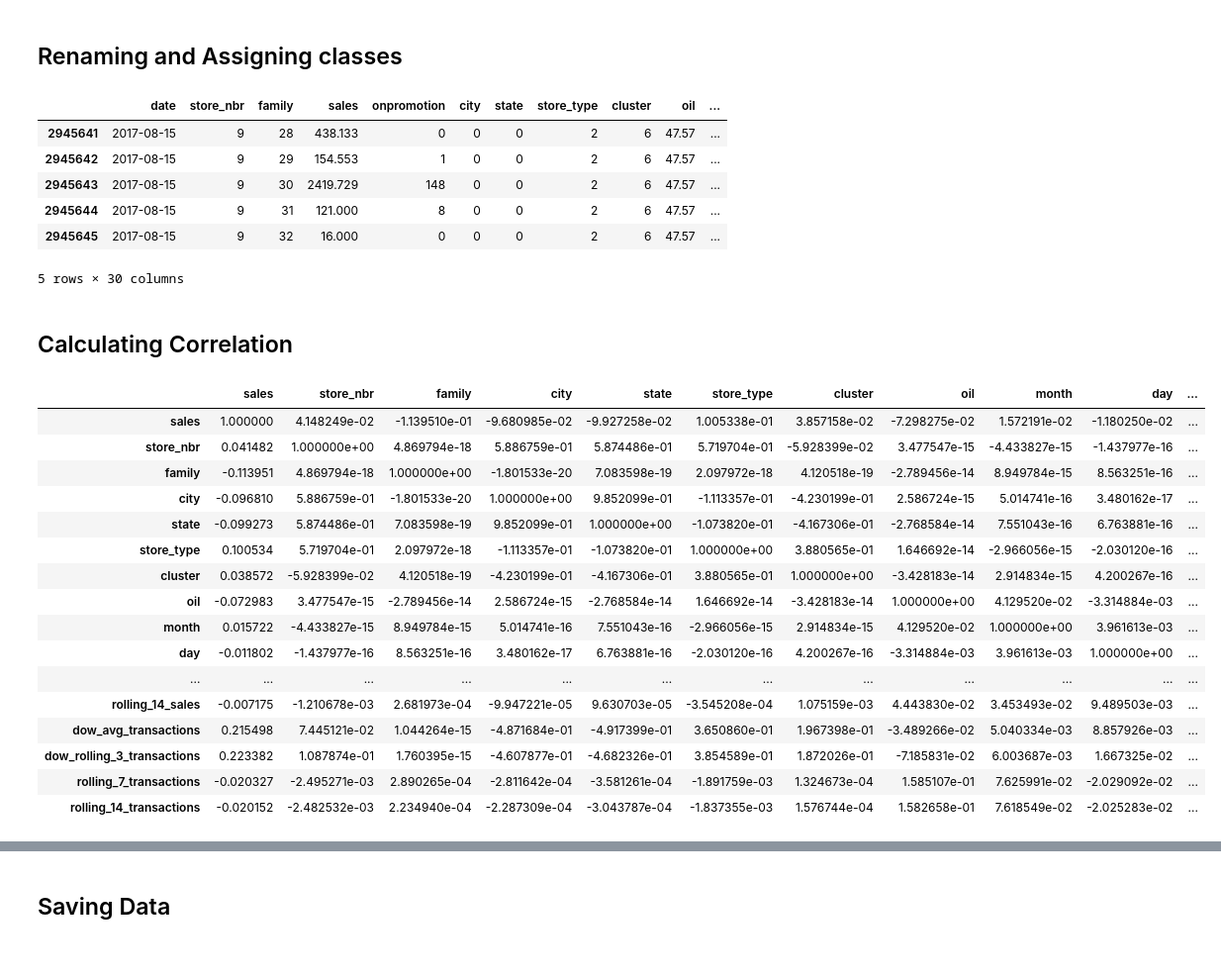
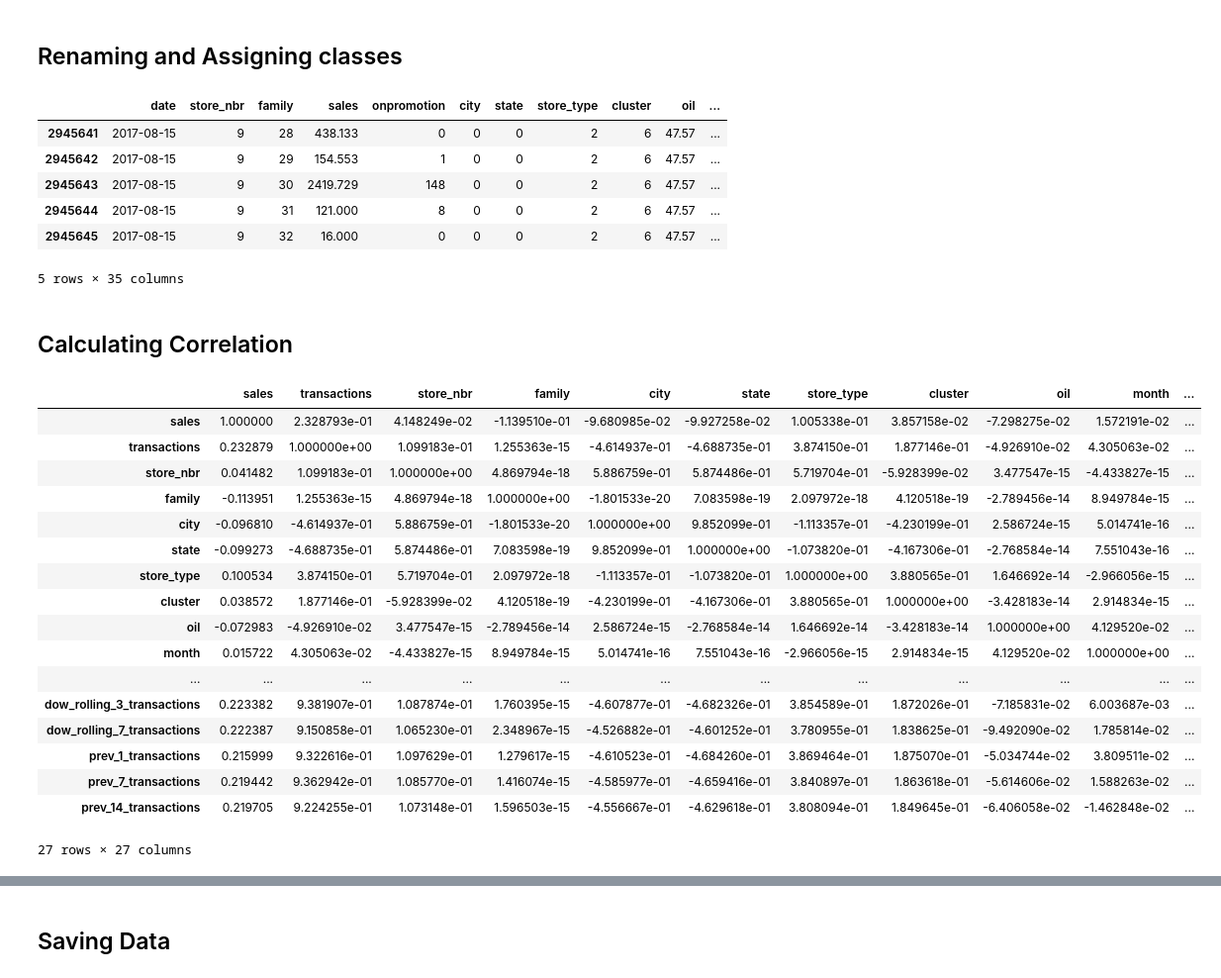
Before and after one commit to Crashprn/KaggleComps, a Jupyter notebook: Store_Sales/data_preprocessing.ipynb, the cells around one changed output, grey strips where cells are left out. Shown at 99% size. Cells and saved outputs as stored; diff of their text form; code cells hidden in the pictures.

```diff
--- a/Store_Sales/data_preprocessing.ipynb
+++ b/Store_Sales/data_preprocessing.ipynb
@@ -8,13 +13,3 @@ import os
-# %%
-def grouped_apply_agg(df, group, cols, names, functions):
-
-    grouped = df.sort_values('date').groupby(group, sort=False)
-
-    for col in cols:
-        for name, function in zip(names, functions):
-            df[name + "_" + col] = grouped[col].apply(function).reset_index(level=[0,1,2], drop=True)
-
-    return df
 # %% [markdown]
 ## Importing data
 # %%
@@ -68,9 +63,10 @@ db = db[db['date'] >= '2013-02-01']
 
 group = ['family', 'day_of_week', 'store_nbr']
 cols = ['sales', 'transactions']
-names = ['dow_avg', 'dow_rolling_3', 'dow_rolling_7']
+names = ['dow_avg', 'dow_rolling_1', 'dow_rolling_3', 'dow_rolling_7']
 agg_funcs = [
     lambda x: x.expanding().mean().shift(1).fillna(0),
+    lambda x: x.rolling(window=1).mean().shift(1).fillna(0),
     lambda x: x.rolling(window=3).mean().shift(1).fillna(0),
     lambda x: x.rolling(window=7).mean().shift(1).fillna(0),
 ]
@@ -86,10 +82,11 @@ db = db.merge(dow_aves_db, on=['date','store_nbr', 'family'], how='left')
 
 group = ['family', 'store_nbr']
 cols = ['sales', 'transactions']
-names = ['rolling_7', 'rolling_14']
+names = ['prev_1', 'prev_7', 'prev_14']
 agg_funcs = [
-    lambda x: x.rolling(window=7).mean().shift(1).fillna(0),
-    lambda x: x.rolling(window=14).mean().shift(1).fillna(0),
+    lambda x: x.shift(1).fillna(0),
+    lambda x: x.shift(7).fillna(0),
+    lambda x: x.shift(14).fillna(0),
 ]
 rolling_db = grouped_apply_agg(
     db[['date', 'store_nbr', 'transactions', 'family', 'sales']].copy(),
@@ -102,7 +99,6 @@ rolling_db = grouped_apply_agg(
 db = db.merge(rolling_db, on=['date','store_nbr', 'family'], how='left')
 
 db = db.sort_index()
-db = db.drop(columns='transactions')
 # %%
 display(db.head(20))
 display(db.info())
@@ -177,57 +173,65 @@ display(db.tail())
 | 2945643 | 2017-08-15 | 9 | 30 | 2419.729 | 148 | 0 | 0 | 2 | 6 | 47.57 | ... |
 | 2945644 | 2017-08-15 | 9 | 31 | 121.000 | 8 | 0 | 0 | 2 | 6 | 47.57 | ... |
 | 2945645 | 2017-08-15 | 9 | 32 | 16.000 | 0 | 0 | 0 | 2 | 6 | 47.57 | ... |
-5 rows × 30 columns
+5 rows × 35 columns
 # %% [markdown]
 ## Calculating Correlation
 # %%
 rows = [
     'sales',
+    'transactions',
     'store_nbr',
     'family',
     'city',
     'state',
     'store_type',
     'cluster',
     'oil',
     'month',
     'day',
     'h_type_nat',
     'h_type_loc',
     'dow_avg_sales',
+    'dow_rolling_1_sales',
     'dow_rolling_3_sales',
-    'rolling_7_sales',
-    'rolling_14_sales',
+    'dow_rolling_7_sales',
+    'prev_1_sales',
+    'prev_7_sales',
+    'prev_14_sales',
     'dow_avg_transactions',
+    'dow_rolling_1_transactions',
     'dow_rolling_3_transactions',
-    'rolling_7_transactions',
-    'rolling_14_transactions'
+    'dow_rolling_7_transactions',
+    'prev_1_transactions',
+    'prev_7_transactions',
+    'prev_14_transactions',
 ]
 
 cov_db = db[rows].copy()
 for col in cov_db.columns:
     cov_db[col] = cov_db[col].astype(np.float32)
 
 cov_matrix = cov_db.corr()
 
 display(cov_matrix)
 
 del cov_db
 # %% [output]
-|  | sales | store_nbr | family | city | state | store_type | cluster | oil | month | day | ... |
-| sales | 1.000000 | 4.148249e-02 | -1.139510e-01 | -9.680985e-02 | -9.927258e-02 | 1.005338e-01 | 3.857158e-02 | -7.298275e-02 | 1.572191e-02 | -1.180250e-02 | ... |
-| store_nbr | 0.041482 | 1.000000e+00 | 4.869794e-18 | 5.886759e-01 | 5.874486e-01 | 5.719704e-01 | -5.928399e-02 | 3.477547e-15 | -4.433827e-15 | -1.437977e-16 | ... |
-| family | -0.113951 | 4.869794e-18 | 1.000000e+00 | -1.801533e-20 | 7.083598e-19 | 2.097972e-18 | 4.120518e-19 | -2.789456e-14 | 8.949784e-15 | 8.563251e-16 | ... |
-| city | -0.096810 | 5.886759e-01 | -1.801533e-20 | 1.000000e+00 | 9.852099e-01 | -1.113357e-01 | -4.230199e-01 | 2.586724e-15 | 5.014741e-16 | 3.480162e-17 | ... |
-| state | -0.099273 | 5.874486e-01 | 7.083598e-19 | 9.852099e-01 | 1.000000e+00 | -1.073820e-01 | -4.167306e-01 | -2.768584e-14 | 7.551043e-16 | 6.763881e-16 | ... |
-| store_type | 0.100534 | 5.719704e-01 | 2.097972e-18 | -1.113357e-01 | -1.073820e-01 | 1.000000e+00 | 3.880565e-01 | 1.646692e-14 | -2.966056e-15 | -2.030120e-16 | ... |
-| cluster | 0.038572 | -5.928399e-02 | 4.120518e-19 | -4.230199e-01 | -4.167306e-01 | 3.880565e-01 | 1.000000e+00 | -3.428183e-14 | 2.914834e-15 | 4.200267e-16 | ... |
-| oil | -0.072983 | 3.477547e-15 | -2.789456e-14 | 2.586724e-15 | -2.768584e-14 | 1.646692e-14 | -3.428183e-14 | 1.000000e+00 | 4.129520e-02 | -3.314884e-03 | ... |
-| month | 0.015722 | -4.433827e-15 | 8.949784e-15 | 5.014741e-16 | 7.551043e-16 | -2.966056e-15 | 2.914834e-15 | 4.129520e-02 | 1.000000e+00 | 3.961613e-03 | ... |
-| day | -0.011802 | -1.437977e-16 | 8.563251e-16 | 3.480162e-17 | 6.763881e-16 | -2.030120e-16 | 4.200267e-16 | -3.314884e-03 | 3.961613e-03 | 1.000000e+00 | ... |
+|  | sales | transactions | store_nbr | family | city | state | store_type | cluster | oil | month | ... |
+| sales | 1.000000 | 2.328793e-01 | 4.148249e-02 | -1.139510e-01 | -9.680985e-02 | -9.927258e-02 | 1.005338e-01 | 3.857158e-02 | -7.298275e-02 | 1.572191e-02 | ... |
+| transactions | 0.232879 | 1.000000e+00 | 1.099183e-01 | 1.255363e-15 | -4.614937e-01 | -4.688735e-01 | 3.874150e-01 | 1.877146e-01 | -4.926910e-02 | 4.305063e-02 | ... |
+| store_nbr | 0.041482 | 1.099183e-01 | 1.000000e+00 | 4.869794e-18 | 5.886759e-01 | 5.874486e-01 | 5.719704e-01 | -5.928399e-02 | 3.477547e-15 | -4.433827e-15 | ... |
+| family | -0.113951 | 1.255363e-15 | 4.869794e-18 | 1.000000e+00 | -1.801533e-20 | 7.083598e-19 | 2.097972e-18 | 4.120518e-19 | -2.789456e-14 | 8.949784e-15 | ... |
+| city | -0.096810 | -4.614937e-01 | 5.886759e-01 | -1.801533e-20 | 1.000000e+00 | 9.852099e-01 | -1.113357e-01 | -4.230199e-01 | 2.586724e-15 | 5.014741e-16 | ... |
+| state | -0.099273 | -4.688735e-01 | 5.874486e-01 | 7.083598e-19 | 9.852099e-01 | 1.000000e+00 | -1.073820e-01 | -4.167306e-01 | -2.768584e-14 | 7.551043e-16 | ... |
+| store_type | 0.100534 | 3.874150e-01 | 5.719704e-01 | 2.097972e-18 | -1.113357e-01 | -1.073820e-01 | 1.000000e+00 | 3.880565e-01 | 1.646692e-14 | -2.966056e-15 | ... |
+| cluster | 0.038572 | 1.877146e-01 | -5.928399e-02 | 4.120518e-19 | -4.230199e-01 | -4.167306e-01 | 3.880565e-01 | 1.000000e+00 | -3.428183e-14 | 2.914834e-15 | ... |
+| oil | -0.072983 | -4.926910e-02 | 3.477547e-15 | -2.789456e-14 | 2.586724e-15 | -2.768584e-14 | 1.646692e-14 | -3.428183e-14 | 1.000000e+00 | 4.129520e-02 | ... |
+| month | 0.015722 | 4.305063e-02 | -4.433827e-15 | 8.949784e-15 | 5.014741e-16 | 7.551043e-16 | -2.966056e-15 | 2.914834e-15 | 4.129520e-02 | 1.000000e+00 | ... |
 | ... | ... | ... | ... | ... | ... | ... | ... | ... | ... | ... | ... |
-| rolling_14_sales | -0.007175 | -1.210678e-03 | 2.681973e-04 | -9.947221e-05 | 9.630703e-05 | -3.545208e-04 | 1.075159e-03 | 4.443830e-02 | 3.453493e-02 | 9.489503e-03 | ... |
-| dow_avg_transactions | 0.215498 | 7.445121e-02 | 1.044264e-15 | -4.871684e-01 | -4.917399e-01 | 3.650860e-01 | 1.967398e-01 | -3.489266e-02 | 5.040334e-03 | 8.857926e-03 | ... |
-| dow_rolling_3_transactions | 0.223382 | 1.087874e-01 | 1.760395e-15 | -4.607877e-01 | -4.682326e-01 | 3.854589e-01 | 1.872026e-01 | -7.185831e-02 | 6.003687e-03 | 1.667325e-02 | ... |
-| rolling_7_transactions | -0.020327 | -2.495271e-03 | 2.890265e-04 | -2.811642e-04 | -3.581261e-04 | -1.891759e-03 | 1.324673e-04 | 1.585107e-01 | 7.625991e-02 | -2.029092e-02 | ... |
-| rolling_14_transactions | -0.020152 | -2.482532e-03 | 2.234940e-04 | -2.287309e-04 | -3.043787e-04 | -1.837355e-03 | 1.576744e-04 | 1.582658e-01 | 7.618549e-02 | -2.025283e-02 | ... |
+| dow_rolling_3_transactions | 0.223382 | 9.381907e-01 | 1.087874e-01 | 1.760395e-15 | -4.607877e-01 | -4.682326e-01 | 3.854589e-01 | 1.872026e-01 | -7.185831e-02 | 6.003687e-03 | ... |
+| dow_rolling_7_transactions | 0.222387 | 9.150858e-01 | 1.065230e-01 | 2.348967e-15 | -4.526882e-01 | -4.601252e-01 | 3.780955e-01 | 1.838625e-01 | -9.492090e-02 | 1.785814e-02 | ... |
+| prev_1_transactions | 0.215999 | 9.322616e-01 | 1.097629e-01 | 1.279617e-15 | -4.610523e-01 | -4.684260e-01 | 3.869464e-01 | 1.875070e-01 | -5.034744e-02 | 3.809511e-02 | ... |
+| prev_7_transactions | 0.219442 | 9.362942e-01 | 1.085770e-01 | 1.416074e-15 | -4.585977e-01 | -4.659416e-01 | 3.840897e-01 | 1.863618e-01 | -5.614606e-02 | 1.588263e-02 | ... |
+| prev_14_transactions | 0.219705 | 9.224255e-01 | 1.073148e-01 | 1.596503e-15 | -4.556667e-01 | -4.629618e-01 | 3.808094e-01 | 1.849645e-01 | -6.406058e-02 | -1.462848e-02 | ... |
+27 rows × 27 columns
```
Also changed, not shown: parts of 6 cells of this notebook, 4 other files.
